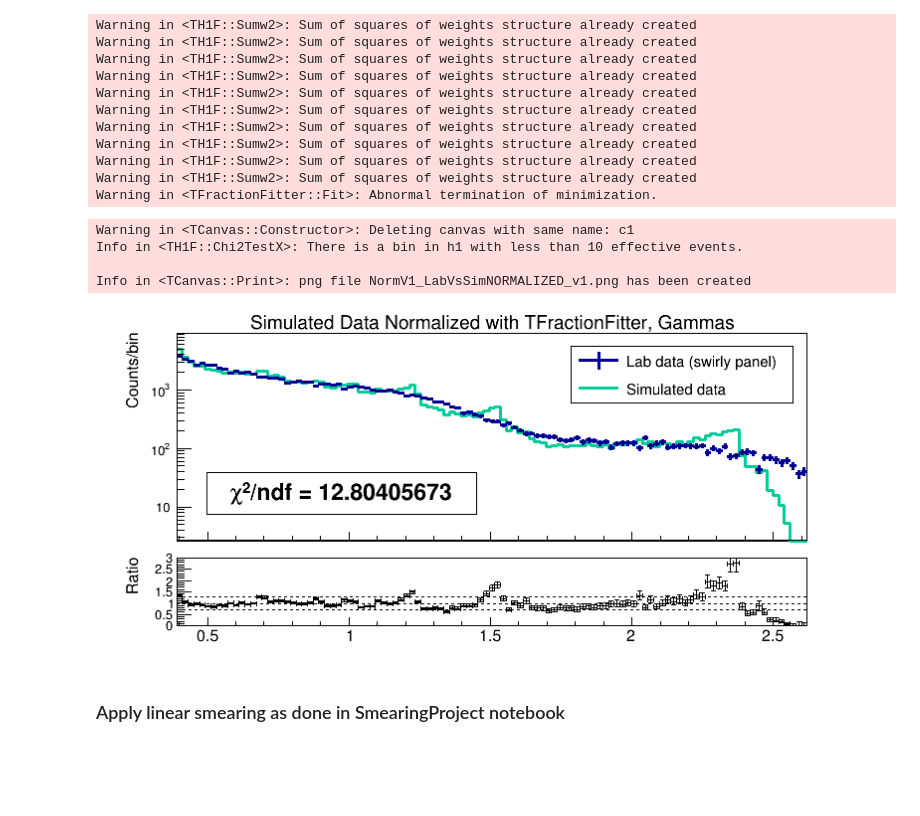
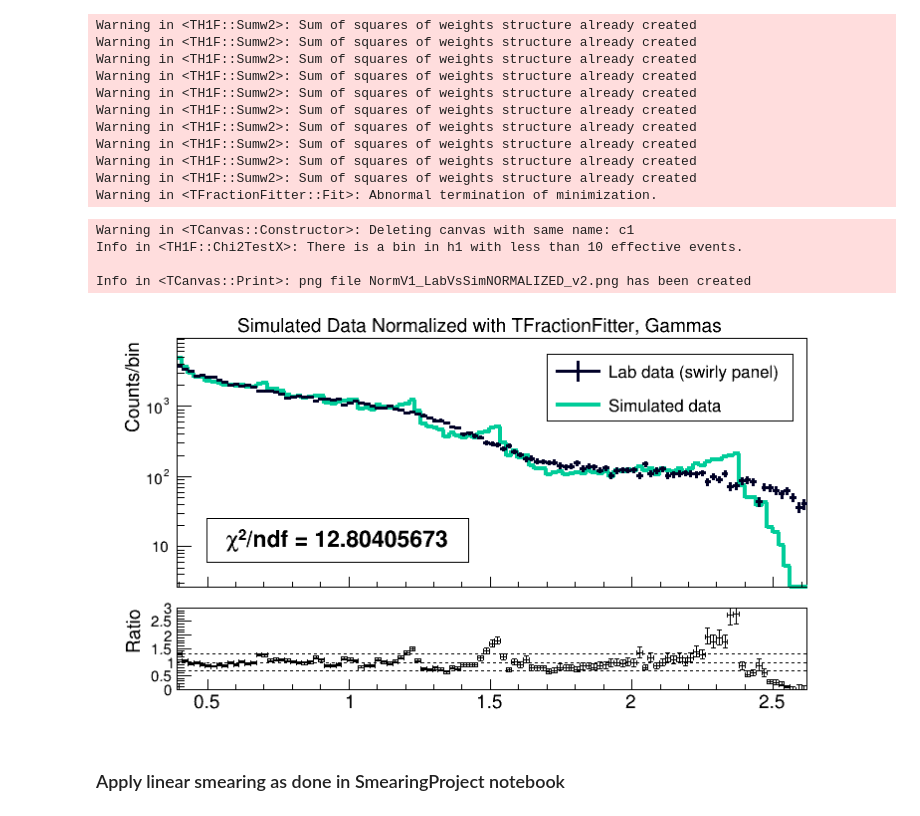
Before and after one commit to sgrobnik/SmearingProjectCUORE, a Jupyter notebook: Gamma_Normalization_Din_vz1.ipynb, the cells around one changed output. Cells and saved outputs as stored; diff of their text form; code cells hidden in the pictures; blank space fills up the shorter version.

Commit message:
Minor changes, mainly plots

```diff
--- a/Gamma_Normalization_Din_vz1.ipynb
+++ b/Gamma_Normalization_Din_vz1.ipynb
@@ -399,7 +399,7 @@ Warning in <TH1F::Sumw2>: Sum of squares of weights structure already created
 Warning in <TH1F::Sumw2>: Sum of squares of weights structure already created
 Warning in <TFractionFitter::Fit>: Abnormal termination of minimization.
 # %%
-c1 = TCanvas('c1','',800,380)
+c1 = TCanvas('c1','',800,450)
 
 # c1.cd()
 # c1.SetLogy()
@@ -428,7 +428,7 @@ h_dat.SetAxisRange(0.4, 2.6, "X")
 
 # tot.SetMarkerColor(kGray+1)
 # tot.SetLineColor(kGray+1)
-tot.SetLineWidth(3)
+tot.SetLineWidth(4)
 tot.SetLineColor(kTeal - 1)
 tot.Draw("hist same")
 tot.SetAxisRange(0.4, 2.6, "X")
@@ -444,38 +444,38 @@ rp1.GetUpperRefYaxis().SetTitleOffset(0.7)
 rp1.GetLowerRefYaxis().SetTitleOffset(0.7)
 rp1.GetLowerRefYaxis().SetRangeUser(0,3)
 
 rp1.GetLowerRefYaxis().SetLabelSize(.04)
 rp1.GetLowerRefYaxis().SetTitleSize(.05)
 rp1.GetUpperRefYaxis().SetLabelSize(.04)
 rp1.GetUpperRefYaxis().SetTitleSize(.05)
 rp1.GetLowerRefXaxis().SetLabelSize(.05)
 rp1.GetLowerRefXaxis().SetTitleSize(.045)
 
 # rp1.GetUpperPad().SetGrid()
 
 chi2_1 = " #chi^{2}/ndf = " + str(round(tot.Chi2Test(h_dat, "CHI2/NDF"), 8)) + " "
 
-legend1 = TLegend(0.6,0.73,0.88,0.89)
+legend1 = TLegend(0.57,0.73,0.88,0.89)
 legend1.AddEntry(h_dat,"Lab data (swirly panel)","le")
 legend1.AddEntry(tot,"Simulated data","l")
 legend1.Draw()
 
-title = TPaveText(0.14, 0.41, 0.48, 0.53, "NDC")
+title = TPaveText(0.14, 0.395, 0.47, 0.50, "NDC")
 title.AddText(chi2_1)
 title.SetMargin(0.05)
 title.SetBorderSize(1)
 title.SetFillColor(0)
 title.Draw()
 
 c1.Draw()
 
-# c1.SaveAs("NormV1_LabVsSimNORMALIZED_v1.png")
+# c1.SaveAs("NormV1_LabVsSimNORMALIZED_v2.png")
 # %% [output]
 Warning in <TCanvas::Constructor>: Deleting canvas with same name: c1
 Info in <TH1F::Chi2TestX>: There is a bin in h1 with less than 10 effective events.
 
-Info in <TCanvas::Print>: png file NormV1_LabVsSimNORMALIZED_v1.png has been created
+Info in <TCanvas::Print>: png file NormV1_LabVsSimNORMALIZED_v2.png has been created
-[figure, old version]
+[figure, new version]
 # %% [markdown]
 ### Apply linear smearing as done in SmearingProject notebook
 # %%
```
Also changed, not shown: parts of 6 cells of this notebook, 8 other files.
